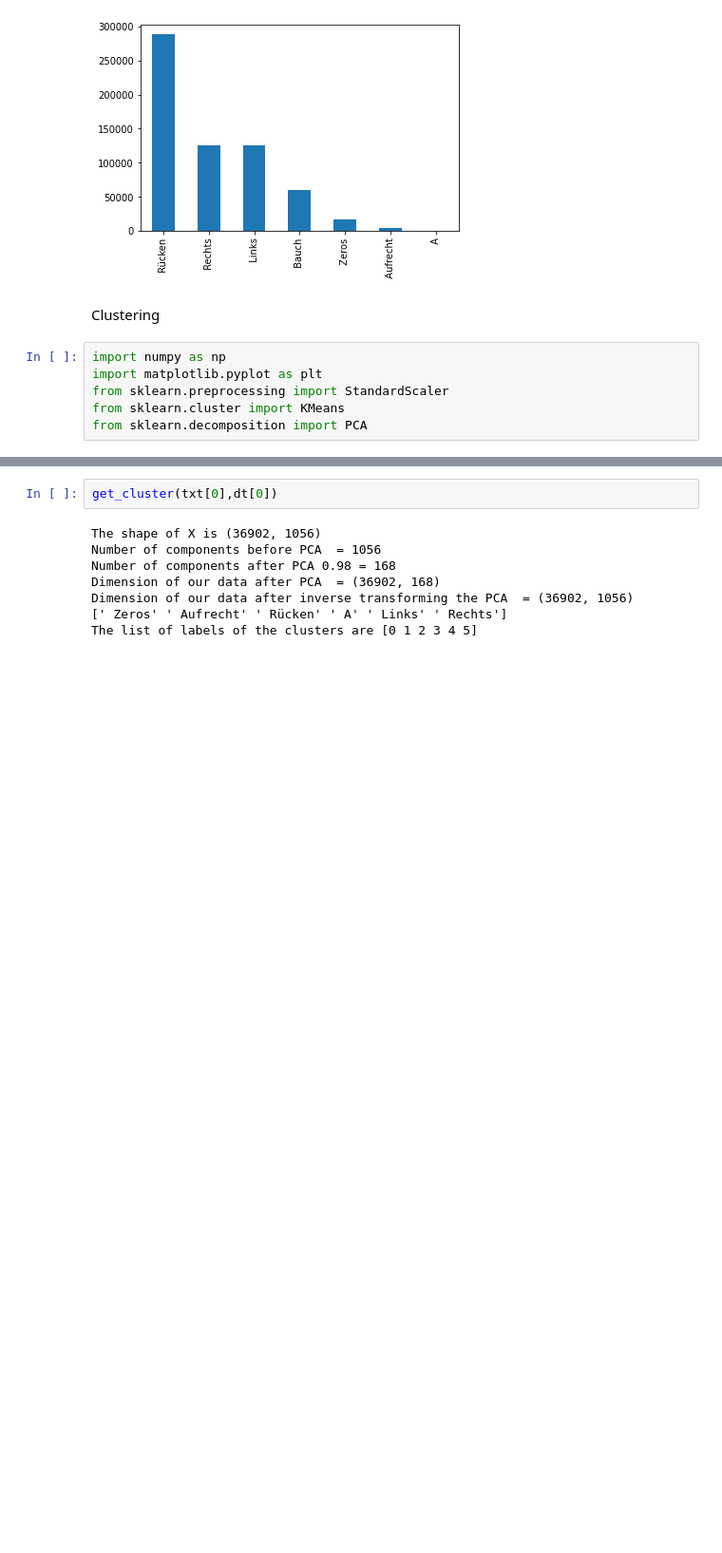
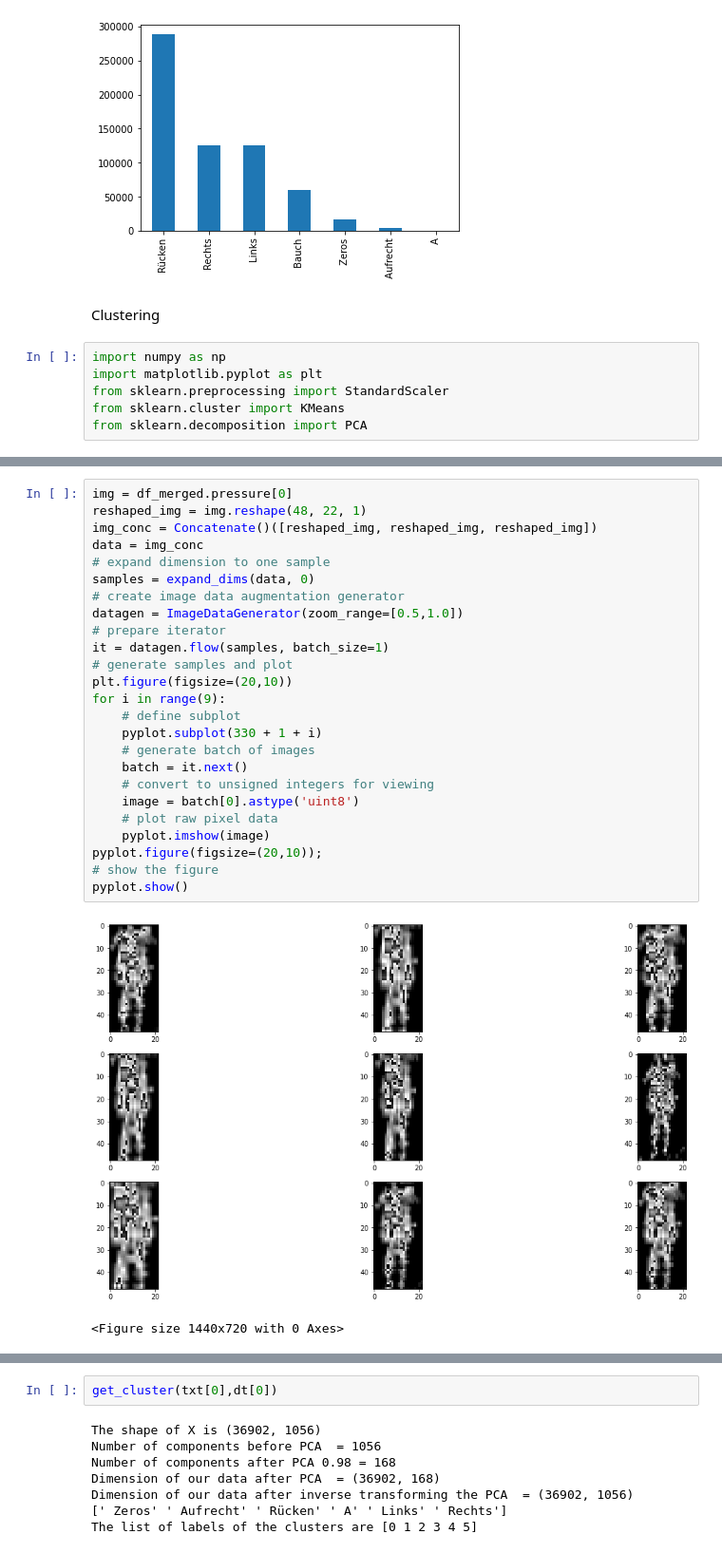
Before and after one commit to ppcodelearn/bed_obs, a Jupyter notebook: preprocessing - Copy.ipynb, the cells around one changed output, grey strips where cells are left out. Shown at 95% size. Saved outputs shown, nothing was run; the diff lists cells and outputs as text; blank space fills up the shorter version.

Commit message:
add augmentation and feature extraction

```diff
--- a/preprocessing - Copy.ipynb
+++ b/preprocessing - Copy.ipynb
@@ -502,0 +573,28 @@ def get_cluster(txt,dt):
+# %%
+img = df_merged.pressure[0]
+reshaped_img = img.reshape(48, 22, 1)
+img_conc = Concatenate()([reshaped_img, reshaped_img, reshaped_img])
+data = img_conc
+# expand dimension to one sample
+samples = expand_dims(data, 0)
+# create image data augmentation generator
+datagen = ImageDataGenerator(zoom_range=[0.5,1.0])
+# prepare iterator
+it = datagen.flow(samples, batch_size=1)
+# generate samples and plot
+plt.figure(figsize=(20,10))
+for i in range(9):
+	# define subplot
+	pyplot.subplot(330 + 1 + i)
+	# generate batch of images
+	batch = it.next()
+	# convert to unsigned integers for viewing
+	image = batch[0].astype('uint8')
+	# plot raw pixel data
+	pyplot.imshow(image)
+pyplot.figure(figsize=(20,10));
+# show the figure
+pyplot.show()
+# %% [output]
+[figure, added]
+<Figure size 1440x720 with 0 Axes>
```
Also changed, not shown: parts of 27 cells of this notebook.
